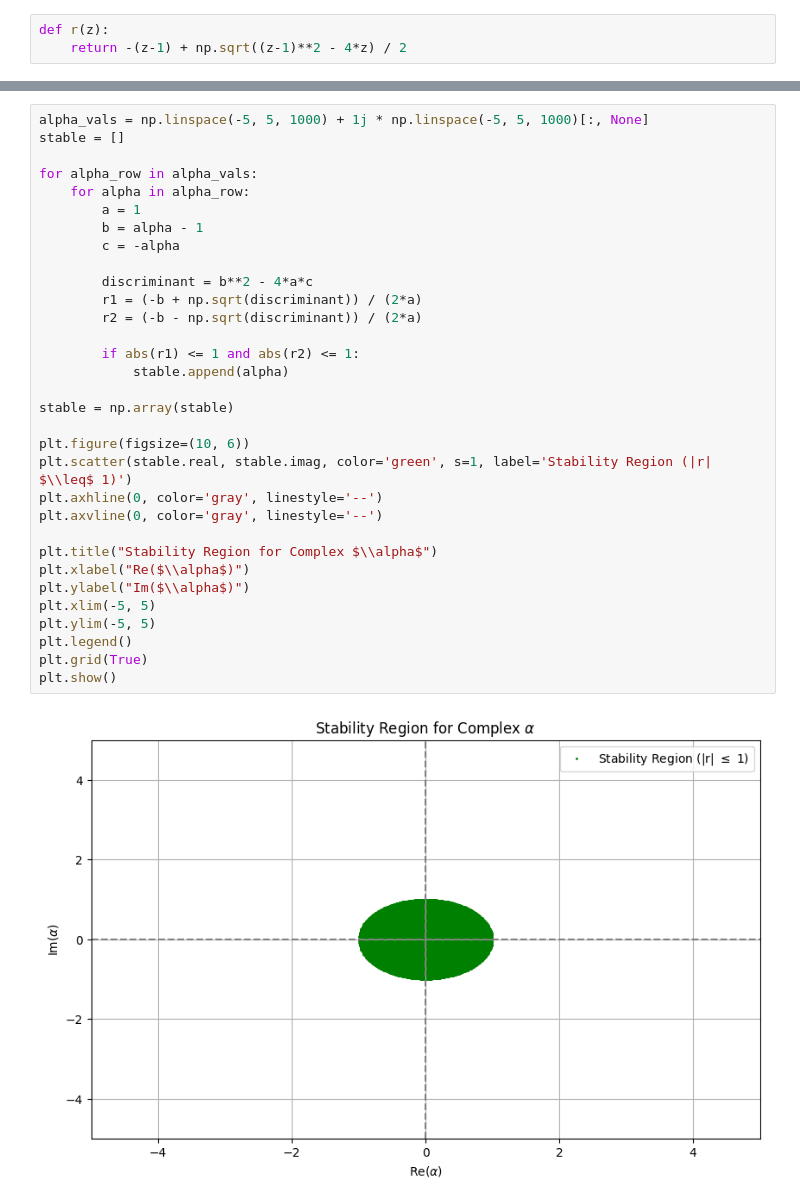
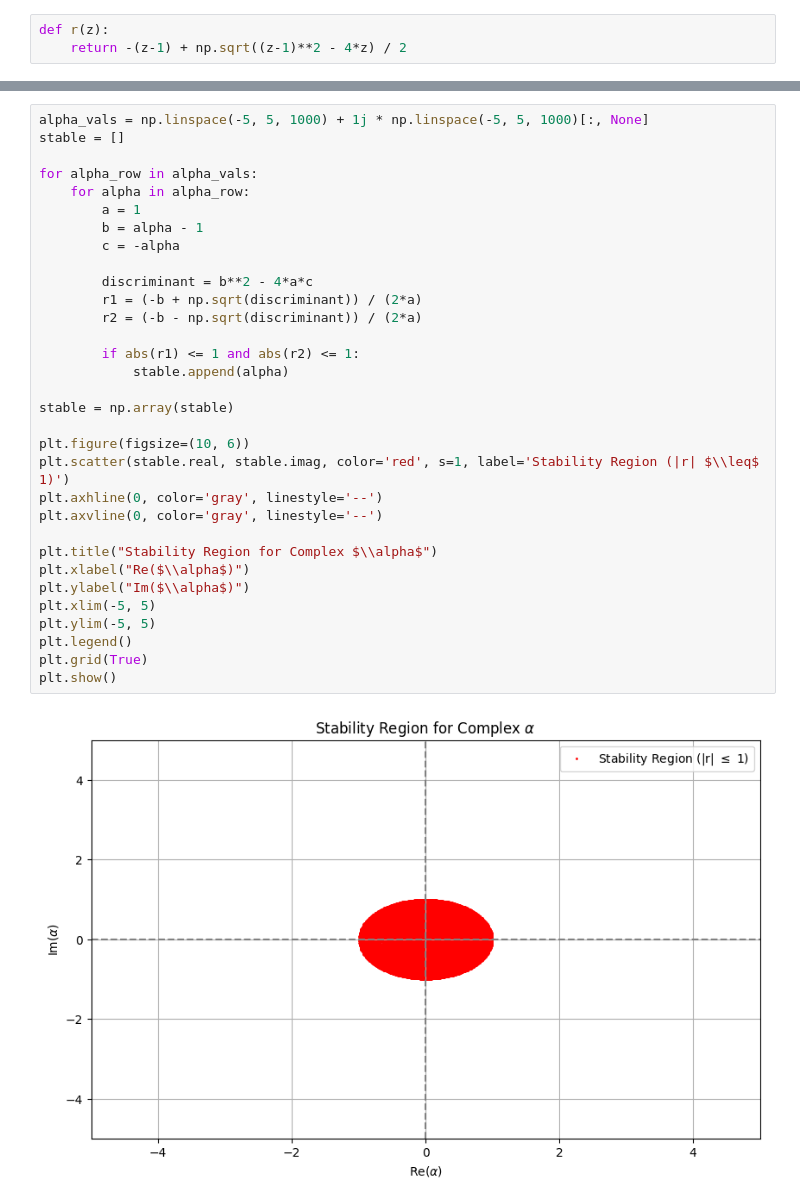
Before and after one commit to maksdebowski/MNdRRz, a Jupyter notebook: folder_maksia/zestaw6zad1.ipynb, the cells around one changed output, grey strips where cells are left out. Cells and saved outputs as stored; diff of their text form.

```diff
--- a/folder_maksia/zestaw6zad1.ipynb
+++ b/folder_maksia/zestaw6zad1.ipynb
@@ -24,32 +9,32 @@ alpha_vals = np.linspace(-5, 5, 1000) + 1j * np.linspace(-5, 5, 1000)[:, None]
 stable = []
 
 for alpha_row in alpha_vals:
     for alpha in alpha_row:
         a = 1
         b = alpha - 1
         c = -alpha
 
         discriminant = b**2 - 4*a*c
         r1 = (-b + np.sqrt(discriminant)) / (2*a)
         r2 = (-b - np.sqrt(discriminant)) / (2*a)
 
         if abs(r1) <= 1 and abs(r2) <= 1:
             stable.append(alpha)
 
 stable = np.array(stable)
 
 plt.figure(figsize=(10, 6))
-plt.scatter(stable.real, stable.imag, color='green', s=1, label='Stability Region (|r| $\\leq$ 1)')
+plt.scatter(stable.real, stable.imag, color='red', s=1, label='Stability Region (|r| $\\leq$ 1)')
 plt.axhline(0, color='gray', linestyle='--')
 plt.axvline(0, color='gray', linestyle='--')
 
 plt.title("Stability Region for Complex $\\alpha$")
 plt.xlabel("Re($\\alpha$)")
 plt.ylabel("Im($\\alpha$)")
 plt.xlim(-5, 5)
 plt.ylim(-5, 5)
 plt.legend()
 plt.grid(True)
 plt.show()
 # %% [output]
-[figure, old version]
+[figure, new version]
```
Also changed, not shown: parts of 2 cells of this notebook, 1 other file.
